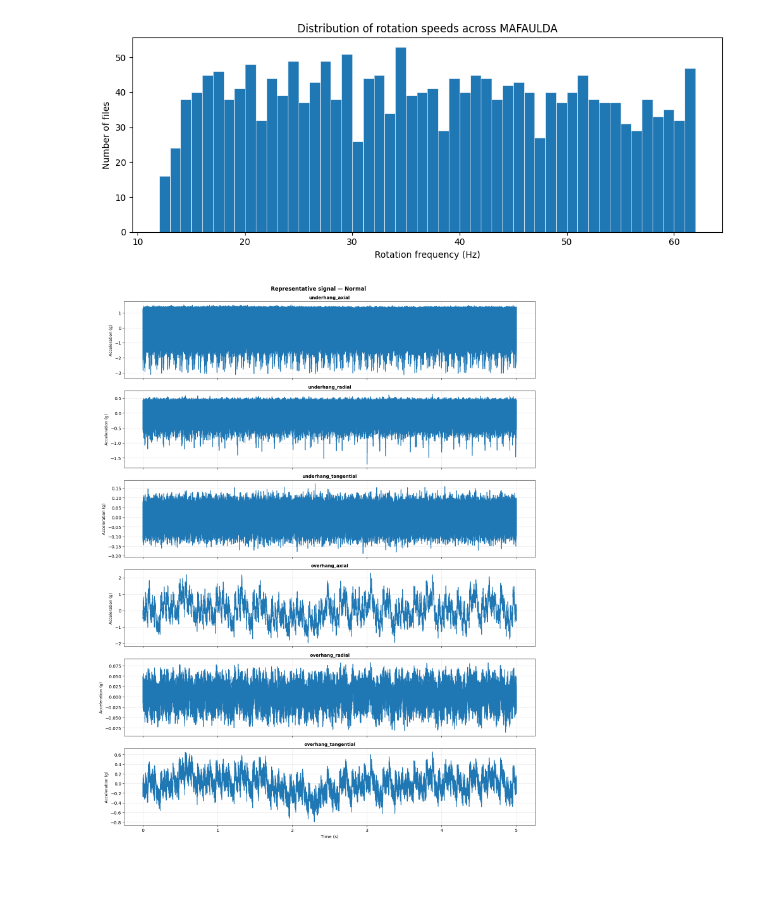
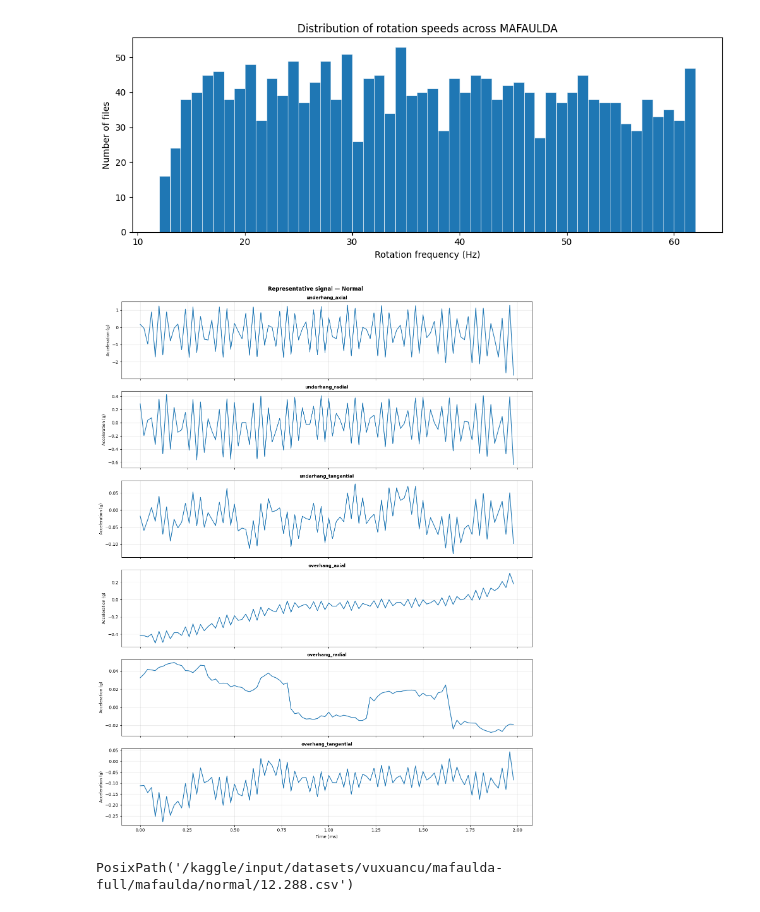
Before and after one commit to victorsillerico/fault-diagnosis-machinery, a Jupyter notebook: notebooks/phase1/01_data_overview.ipynb, the cells around one changed output. Drawn from its saved outputs; the diff is of its cells as text; code cells hidden in the pictures; blank space fills up the shorter version.

Commit message:
add: plot 3 on 1 accelerometer values for normal category

```diff
--- a/notebooks/phase1/01_data_overview.ipynb
+++ b/notebooks/phase1/01_data_overview.ipynb
@@ -143,33 +143,38 @@ plt.show()
 # %%
 ACCEL_CHANNELS = [
     "underhang_axial", "underhang_radial", "underhang_tangential",
     "overhang_axial",  "overhang_radial",  "overhang_tangential",
 ]
 
 FAULT_TYPES = metadata["fault_category"].unique()
 CHANNEL     = "underhang_axial"
 # CHANNEL_NAMES
 N_SAMPLES   = 5_000  # first 0.1 s at 50 kHz — enough to see waveform character
 
 fig, axes = plt.subplots(len(ACCEL_CHANNELS), 1, figsize=(14, 3 * len(ACCEL_CHANNELS)), sharex=True)
 
 sample_path = metadata.loc[metadata["fault_category"] == "normal", "file_path"].iloc[0]
 df = pd.read_csv(sample_path, header=None, names=CHANNEL_NAMES)
 
 fs = 50_000  # Hz — MAFAULDA's sampling rate
 n_samples = len(df)
-time = np.arange(n_samples) / fs  # seconds
+time = np.arange(n_samples) / fs * 1000 # miliseconds
+window_samples = int(2/1000 * fs)  # 5000    0.01 = 10 ms; 0.001 = 1 ms
 
 for ax, accel_ch in zip(axes, ACCEL_CHANNELS):
     label    =  f"{accel_ch}"
-    ax.plot(time, df[accel_ch].values)
+    ax.plot(time[:window_samples], df[accel_ch].values[:window_samples])
     ax.set_ylabel("Acceleration (g)", fontsize=9)
     ax.set_title(label, fontsize=10, fontweight="bold")
     ax.grid(alpha=0.3)
 
-axes[-1].set_xlabel("Time (s)")
+axes[-1].set_xlabel("Time (ms)")
 fig.suptitle(f"Representative signal — Normal", fontsize=12, fontweight="bold")
 plt.tight_layout(rect=[0, 0, 1, 0.99])
 plt.show()
 # %% [output]
-[figure, old version]
+[figure, new version]
+# %%
+sample_path
+# %% [output]
+PosixPath('/kaggle/input/datasets/vuxuancu/mafaulda-full/mafaulda/normal/12.288.csv')
```
Also changed, not shown: parts of 7 cells of this notebook.
